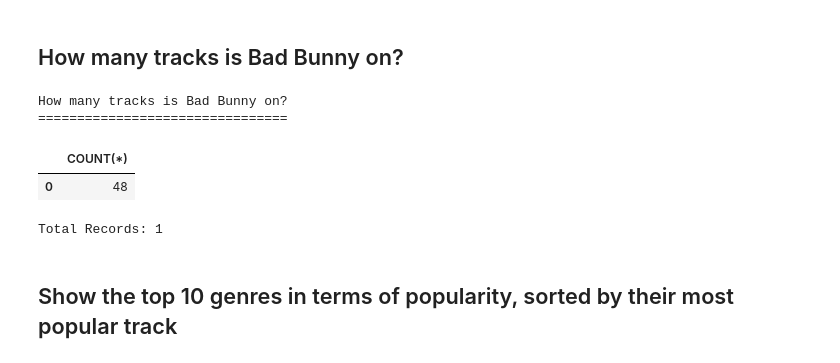
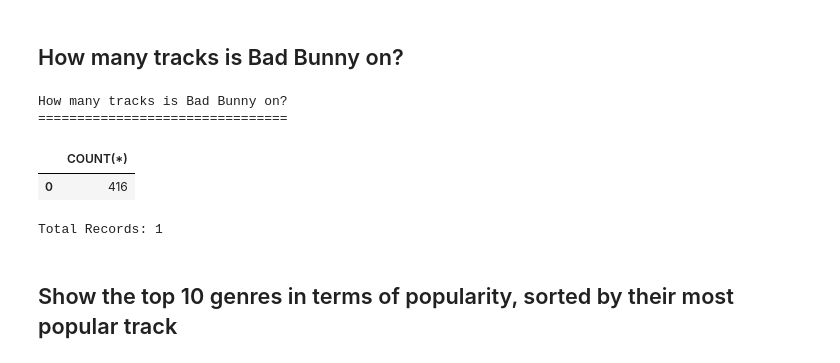
Before and after one commit to achakraborty2024/AAI_540_Assignment_2, a Jupyter notebook: ArupChakraborty_Assignment2.1.ipynb, the cells around one changed output. Drawn from its saved outputs; the diff is of its cells as text; code cells hidden in the pictures.

```diff
--- a/ArupChakraborty_Assignment2.1.ipynb
+++ b/ArupChakraborty_Assignment2.1.ipynb
@@ -32,0 +94,17 @@ s3://sagemaker-us-east-1-672518276407/amazon-reviews-pds/tsv
+# %%
+import pandas as pd
+
+# Path to the uploaded CSV file
+csv_path = "./dataset.csv"
+
+try:
+    # Open the file and inspect the problematic lines manually
+    with open(csv_path, 'r', encoding='utf-8') as file:
+        lines = file.readlines()
+
+    # Display lines around the problematic line (715)
+    print("Lines around the problematic area:")
+    for i in range(710, 720):
+        print(f"Line {i+1}: {lines[i].strip()}")
+except Exception as e:
+    print(f"Error occurred while reading CSV lines: {e}")
@@ -32,0 +123,13 @@ s3://sagemaker-us-east-1-672518276407/amazon-reviews-pds/tsv
+# %%
+import pandas as pd
+
+# Path to the uploaded CSV file
+csv_path = "./dataset.csv"
+
+try:
+    # Correctly load the CSV file by handling embedded quotes and commas
+    df = pd.read_csv(csv_path, quotechar='"', escapechar='\\', delimiter=',')
+    print("CSV loaded successfully with proper quote handling.")
+    print(df.head(10))
+except Exception as e:
+    print(f"Error occurred while loading CSV: {e}")
@@ -274,17 +440,17 @@ Total Records: 10
 # %%
 
 query = """
 SELECT COUNT(*)
 FROM data
-WHERE artists = 'Bad Bunny'
+WHERE artists like '%Bad Bunny%'
 """
 result = psql.sqldf(query, locals())
 execute_query(result, "How many tracks is Bad Bunny on?")
 # %% [output]
 How many tracks is Bad Bunny on?
 ================================
 |  | COUNT(*) |
-| 0 | 48 |
+| 0 | 416 |
 Total Records: 1
 # %% [markdown]
 ## Show the top 10 genres in terms of popularity, sorted by their most popular track
```
Also changed, not shown: parts of 31 cells of this notebook, 1 other file.
